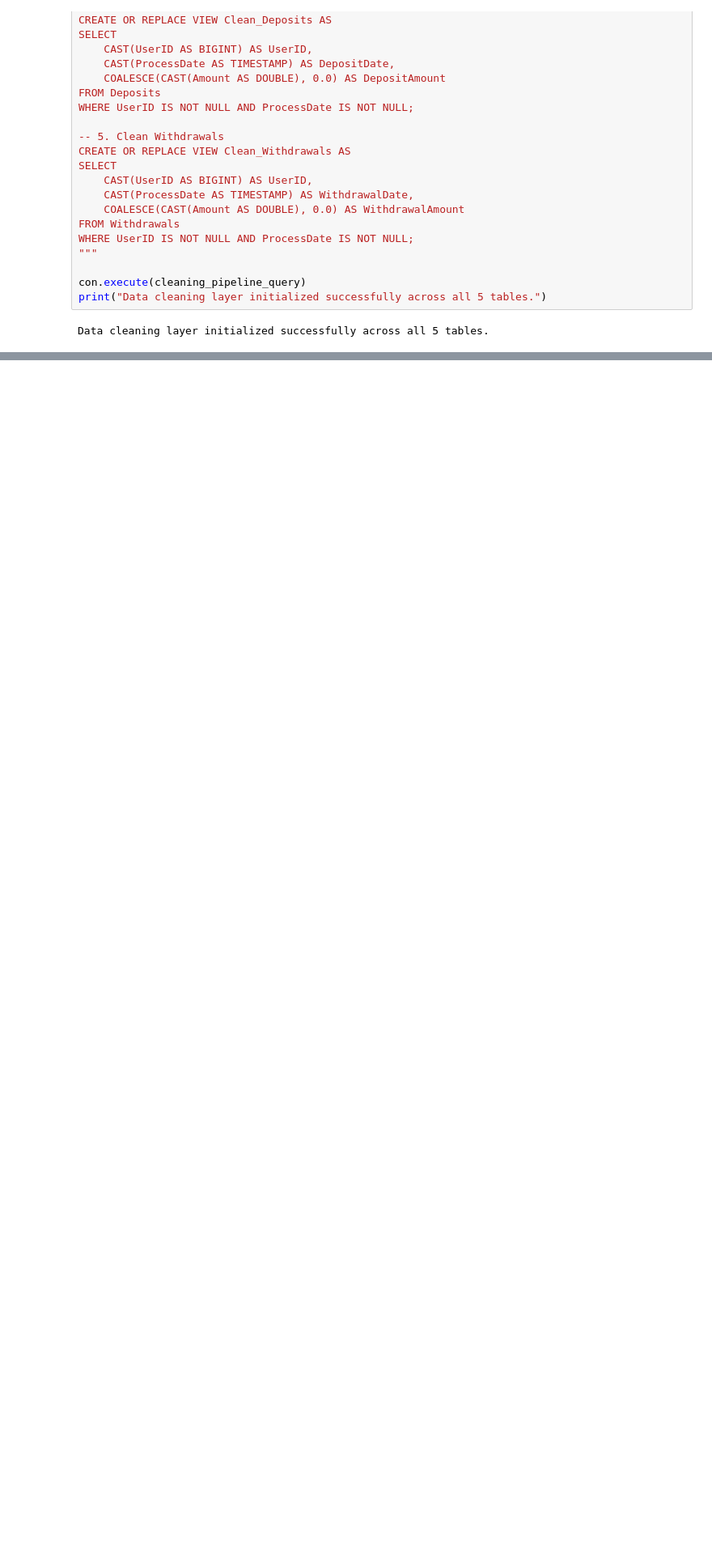
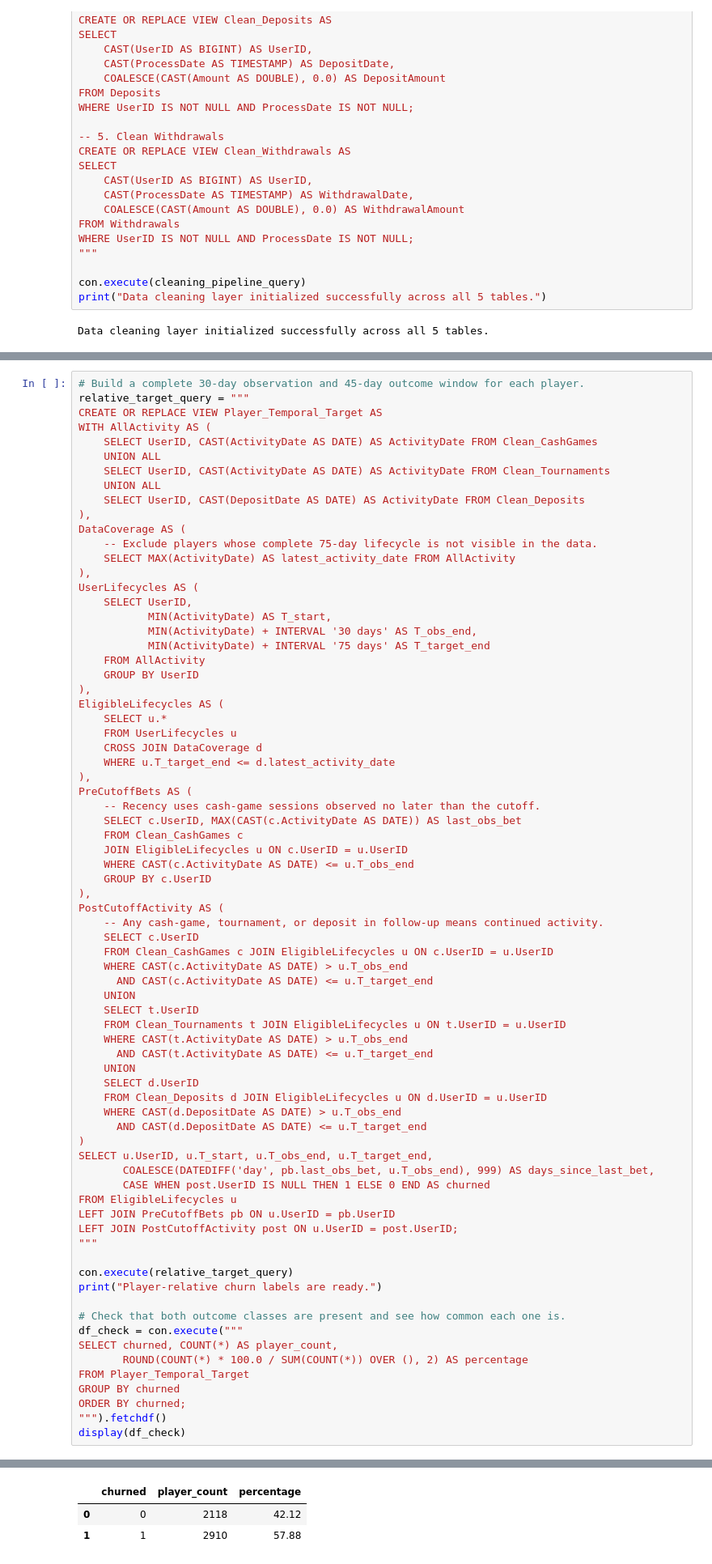
Before and after one commit to Shemshemy/churning, a Jupyter notebook: index.ipynb, the cells around one changed output, grey strips where cells are left out. Shown at 81% size. Saved outputs shown, nothing was run; the diff lists cells and outputs as text; blank space fills up the shorter version.

```diff
--- a/index.ipynb
+++ b/index.ipynb
@@ -492,0 +339,75 @@ con.execute("SELECT * FROM Player_Feature_Matrix LIMIT 5;").fetchdf()
+# %%
+# Build a complete 30-day observation and 45-day outcome window for each player.
+relative_target_query = """
+CREATE OR REPLACE VIEW Player_Temporal_Target AS
+WITH AllActivity AS (
+    SELECT UserID, CAST(ActivityDate AS DATE) AS ActivityDate FROM Clean_CashGames
+    UNION ALL
+    SELECT UserID, CAST(ActivityDate AS DATE) AS ActivityDate FROM Clean_Tournaments
+    UNION ALL
+    SELECT UserID, CAST(DepositDate AS DATE) AS ActivityDate FROM Clean_Deposits
+),
+DataCoverage AS (
+    -- Exclude players whose complete 75-day lifecycle is not visible in the data.
+    SELECT MAX(ActivityDate) AS latest_activity_date FROM AllActivity
+),
+UserLifecycles AS (
+    SELECT UserID,
+           MIN(ActivityDate) AS T_start,
+           MIN(ActivityDate) + INTERVAL '30 days' AS T_obs_end,
+           MIN(ActivityDate) + INTERVAL '75 days' AS T_target_end
+    FROM AllActivity
+    GROUP BY UserID
+),
+EligibleLifecycles AS (
+    SELECT u.*
+    FROM UserLifecycles u
+    CROSS JOIN DataCoverage d
+    WHERE u.T_target_end <= d.latest_activity_date
+),
+PreCutoffBets AS (
+    -- Recency uses cash-game sessions observed no later than the cutoff.
+    SELECT c.UserID, MAX(CAST(c.ActivityDate AS DATE)) AS last_obs_bet
+    FROM Clean_CashGames c
+    JOIN EligibleLifecycles u ON c.UserID = u.UserID
+    WHERE CAST(c.ActivityDate AS DATE) <= u.T_obs_end
+    GROUP BY c.UserID
+),
+PostCutoffActivity AS (
+    -- Any cash-game, tournament, or deposit in follow-up means continued activity.
+    SELECT c.UserID
+    FROM Clean_CashGames c JOIN EligibleLifecycles u ON c.UserID = u.UserID
+    WHERE CAST(c.ActivityDate AS DATE) > u.T_obs_end
+      AND CAST(c.ActivityDate AS DATE) <= u.T_target_end
+    UNION
+    SELECT t.UserID
+    FROM Clean_Tournaments t JOIN EligibleLifecycles u ON t.UserID = u.UserID
+    WHERE CAST(t.ActivityDate AS DATE) > u.T_obs_end
+      AND CAST(t.ActivityDate AS DATE) <= u.T_target_end
+    UNION
+    SELECT d.UserID
+    FROM Clean_Deposits d JOIN EligibleLifecycles u ON d.UserID = u.UserID
+    WHERE CAST(d.DepositDate AS DATE) > u.T_obs_end
+      AND CAST(d.DepositDate AS DATE) <= u.T_target_end
+)
+SELECT u.UserID, u.T_start, u.T_obs_end, u.T_target_end,
+       COALESCE(DATEDIFF('day', pb.last_obs_bet, u.T_obs_end), 999) AS days_since_last_bet,
+       CASE WHEN post.UserID IS NULL THEN 1 ELSE 0 END AS churned
+FROM EligibleLifecycles u
+LEFT JOIN PreCutoffBets pb ON u.UserID = pb.UserID
+LEFT JOIN PostCutoffActivity post ON u.UserID = post.UserID;
+"""
+
+con.execute(relative_target_query)
+print("Player-relative churn labels are ready.")
+
+# Check that both outcome classes are present and see how common each one is.
+df_check = con.execute("""
+SELECT churned, COUNT(*) AS player_count,
+       ROUND(COUNT(*) * 100.0 / SUM(COUNT(*)) OVER (), 2) AS percentage
+FROM Player_Temporal_Target
+GROUP BY churned
+ORDER BY churned;
+""").fetchdf()
+display(df_check)
+# %% [output]
@@ -492,0 +415,3 @@ con.execute("SELECT * FROM Player_Feature_Matrix LIMIT 5;").fetchdf()
+|  | churned | player_count | percentage |
+| 0 | 0 | 2118 | 42.12 |
+| 1 | 1 | 2910 | 57.88 |
```
Also changed, not shown: parts of 36 cells of this notebook, 2 other files.
